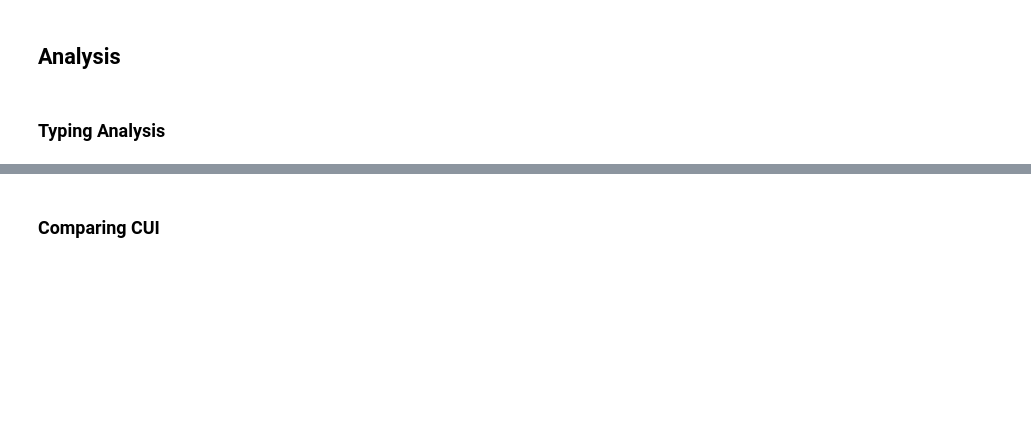
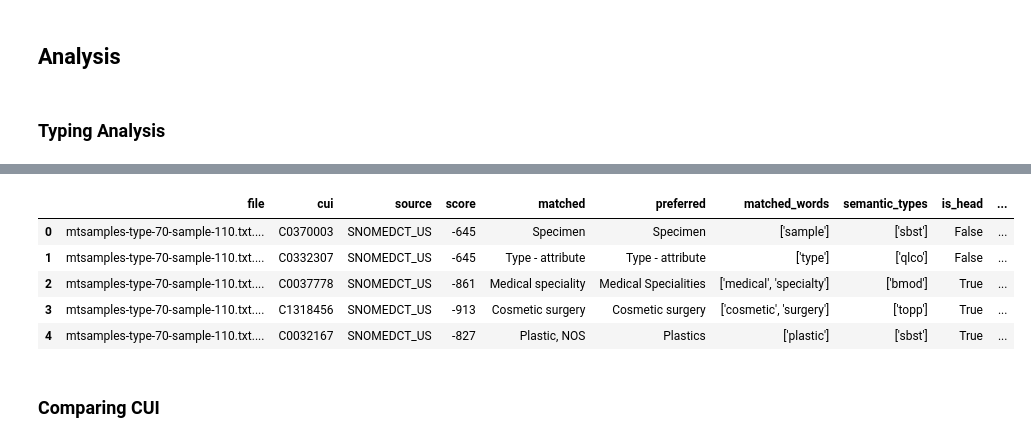
Before and after one commit to jxandercrawford/Text2Graph, a Jupyter notebook: experiments/ctakes_vs_metamap/compare_concepts.ipynb, the cells around one changed output, grey strips where cells are left out. Saved outputs shown, nothing was run; the diff lists cells and outputs as text; code cells hidden in the pictures; blank space fills up the shorter version.

Commit message:
First functional iteration of metamap_parser.py

```diff
--- a/experiments/ctakes_vs_metamap/compare_concepts.ipynb
+++ b/experiments/ctakes_vs_metamap/compare_concepts.ipynb
@@ -26,0 +35,10 @@ ctakes.head(3)
+# %%
+import requests
+
+semantic_group_types_url = "https://lhncbc.nlm.nih.gov/ii/tools/MetaMap/Docs/SemGroups_2018.txt"
+semantic_group_types_columns = ["abbrev", "name", "tui", "type_name"]
+
+response = requests.get(semantic_group_types_url)
+semantic_groups = pd.DataFrame(map(lambda x: x.split("|"), response.text.split("\n")), columns=semantic_group_types_columns)
+semantic_groups = semantic_groups.iloc[:-1,:]
+semantic_groups.head()
@@ -26,0 +52,8 @@ ctakes.head(3)
+# %%
+semantic_types_url = "https://lhncbc.nlm.nih.gov/ii/tools/MetaMap/Docs/SemanticTypes_2018AB.txt"
+semantic_types_columns = ["abbrev", "tui", "name"]
+
+response = requests.get(semantic_types_url)
+semantic_types = pd.DataFrame(map(lambda x: x.split("|"), response.text.split("\n")), columns=semantic_types_columns)
+semantic_types = semantic_types.iloc[:-1,:]
+semantic_types.head()
@@ -26,0 +67,3 @@ ctakes.head(3)
+# %%
+semantic_map = pd.merge(semantic_groups, semantic_types, on="tui", suffixes=["_group", "_type"])
+semantic_map.head()
@@ -74,0 +116,13 @@ Count of unique semantic types: 37
+# %%
+import re
+
+def strlist_to_list(strlist: str) -> list:
+    pattern = re.compile(r"\'(\w+)\'")
+    return re.findall(pattern, strlist)
+
+def map_upper(texts: list) -> str:
+    upper_list = []
+
+    for text in texts:
+        upper_list.append(str(text).upper())
+    return upper_list
@@ -75,3 +181,18 @@ Count of unique semantic types: 37
+# %%
+metamap["tui"] = pd.merge(
+    semantic_map.loc[:, ["abbrev_type", "tui"]],
+    metamap.semantic_types.apply(lambda x: strlist_to_list(x)[0]).to_frame(),
+    left_on="abbrev_type",
+    right_on="semantic_types"
+).tui
+metamap.head()
+# %% [output]
+|  | file | cui | source | score | matched | preferred | matched_words | semantic_types | is_head | ... |
+| 0 | mtsamples-type-70-sample-110.txt.... | C0370003 | SNOMEDCT_US | -645 | Specimen | Specimen | ['sample'] | ['sbst'] | False | ... |
+| 1 | mtsamples-type-70-sample-110.txt.... | C0332307 | SNOMEDCT_US | -645 | Type - attribute | Type - attribute | ['type'] | ['qlco'] | False | ... |
+| 2 | mtsamples-type-70-sample-110.txt.... | C0037778 | SNOMEDCT_US | -861 | Medical speciality | Medical Specialities | ['medical', 'specialty'] | ['bmod'] | True | ... |
+| 3 | mtsamples-type-70-sample-110.txt.... | C1318456 | SNOMEDCT_US | -913 | Cosmetic surgery | Cosmetic surgery | ['cosmetic', 'surgery'] | ['topp'] | True | ... |
+| 4 | mtsamples-type-70-sample-110.txt.... | C0032167 | SNOMEDCT_US | -827 | Plastic, NOS | Plastics | ['plastic'] | ['sbst'] | True | ... |
 # %% [markdown]
 ### Comparing CUI
 # %%
```
Also changed, not shown: parts of 17 cells of this notebook, 12 other files.
